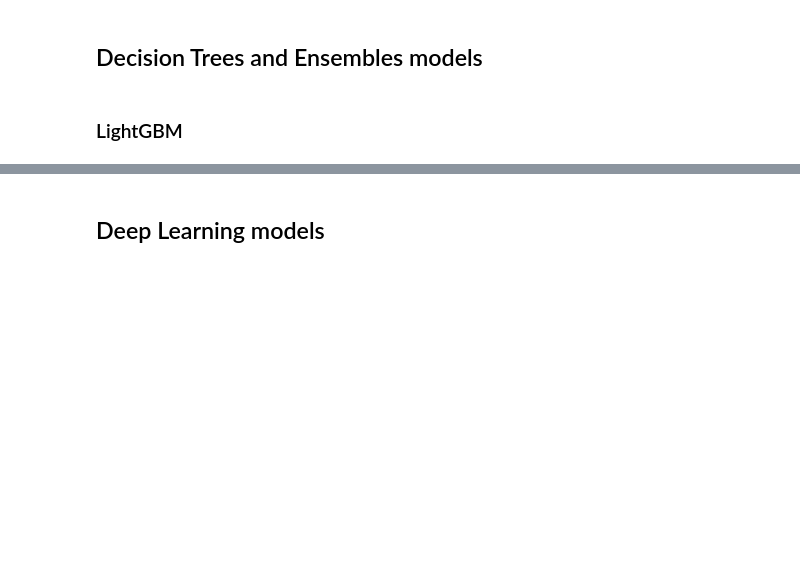
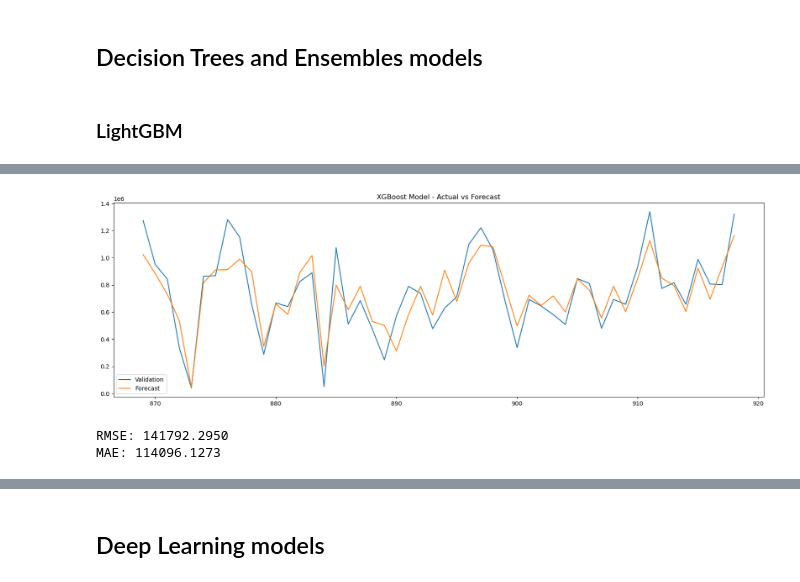
Before and after one commit to andrii-zapukhlyi/inpost_optimizing, a Jupyter notebook: inpost_optimizing.ipynb, the cells around one changed output, grey strips where cells are left out. Cells and saved outputs as stored; diff of their text form; code cells hidden in the pictures; blank space fills up the shorter version.

```diff
--- a/inpost_optimizing.ipynb
+++ b/inpost_optimizing.ipynb
@@ -1349,0 +1292,7 @@ MAE: 173570.4667
+# %%
+xgb = XGBRegressor()
+rmse_xgb = train_and_evaluate_model(xgb, "XGBoost")
+# %% [output]
+[figure, added]
+RMSE: 141792.2950
+MAE: 114096.1273
```
Also changed, not shown: parts of 70 cells of this notebook, 2 other files.
